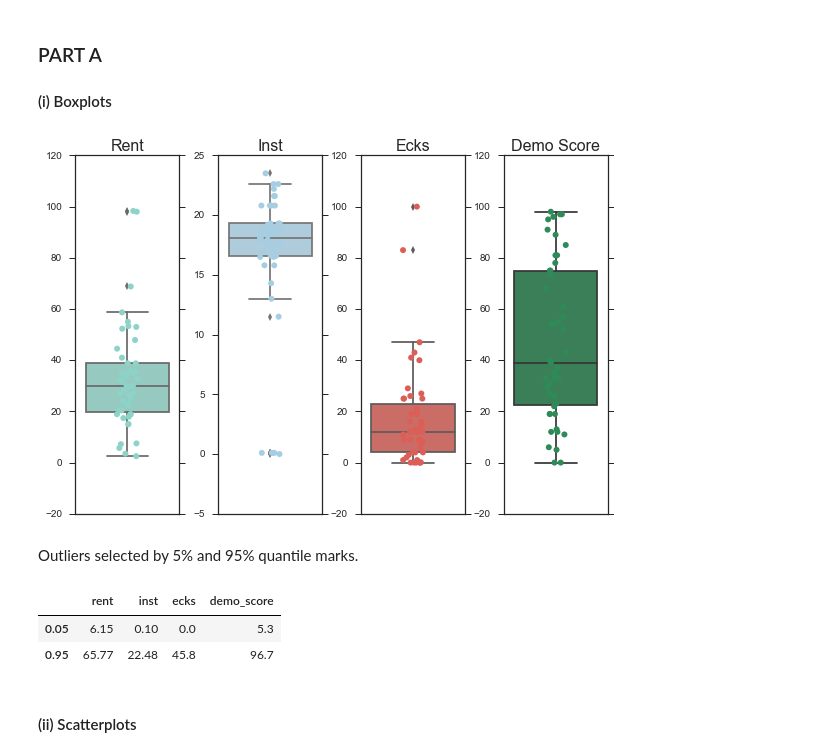
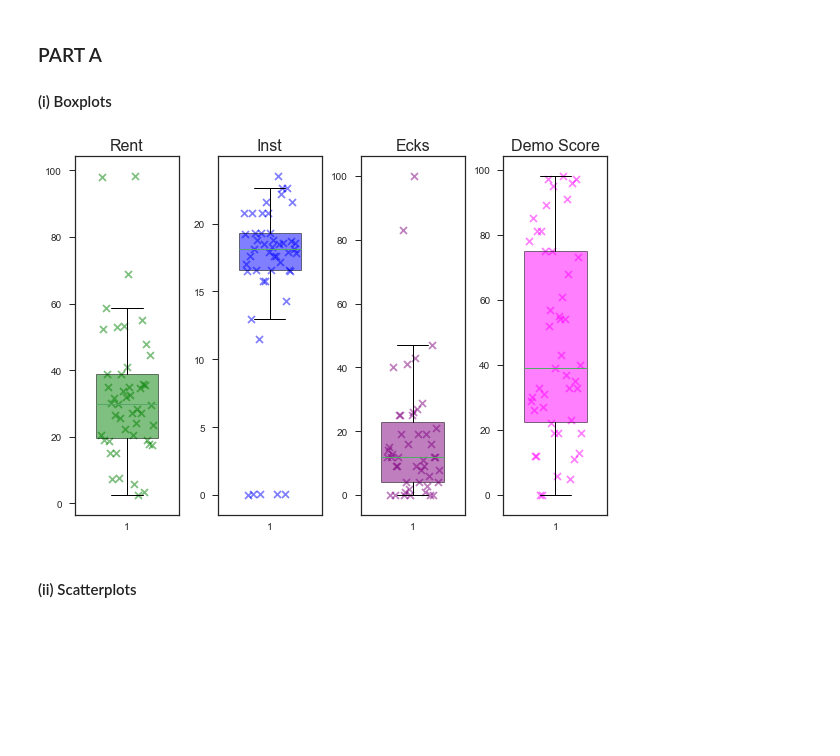
Before and after one commit to meysubb/Advanced_Pred_Models, a Jupyter notebook: Assignment_2/MIS382-HW2.ipynb, the cells around one changed output. Drawn from its saved outputs; the diff is of its cells as text; code cells hidden in the pictures; blank space fills up the shorter version.

```diff
--- a/Assignment_2/MIS382-HW2.ipynb
+++ b/Assignment_2/MIS382-HW2.ipynb
@@ -76,35 +75,35 @@ russ_df = pd.read_csv("russett_full_v2.csv")
+# %%
+russ_df = pd.read_csv("russett_full_v2.csv")
+## To jitter points
+a = np.linspace( -0.25, 0.25, 47 )
+random.shuffle(a)
 # %%
 fig, (ax1, ax2,ax3,ax4) = plt.subplots(1, 4)
 fig.tight_layout(pad=0.4)
 ## Rent
-sns.boxplot(y="rent",data=russ_df,palette="Set3",ax=ax1)
-sns.stripplot(y="rent", data=russ_df,
-              size=6, jitter=True, edgecolor="gray",palette="Set3",ax=ax1)
+rent_plt_data = ax1.boxplot(russ_df['rent'],widths = 0.6,patch_artist=True,boxprops=dict(facecolor="green",alpha=0.5))
+ax1.scatter(np.ones_like(russ_df['rent'])+a, russ_df['rent'], marker='x', label='all',alpha=0.5,c="green")
 ## Inst
-sns.boxplot(y="inst",data=russ_df,palette="Paired",ax=ax2)
-sns.stripplot(y="inst", data=russ_df,
-              size=6, jitter=True, edgecolor="gray",palette="Paired",ax=ax2)
+inst_plt_data = ax2.boxplot(russ_df['inst'],widths = 0.6,patch_artist=True,boxprops=dict(facecolor="blue",alpha=0.5))
+ax2.scatter(np.ones_like(russ_df['inst'])+a, russ_df['inst'], marker='x', label='all',alpha=0.5,c="blue")
 ### ecks
-sns.boxplot(y="ecks",data=russ_df,palette="hls",ax=ax3)
-sns.stripplot(y="ecks", data=russ_df,
-              size=6, jitter=True, edgecolor="gray",palette="hls",ax=ax3)
+ecks_plt_data = ax3.boxplot(russ_df['ecks'],widths = 0.6,patch_artist=True,boxprops=dict(facecolor="purple",alpha=0.5))
+ax3.scatter(np.ones_like(russ_df['ecks'])+a, russ_df['ecks'], marker='x', label='all',alpha=0.5,c="purple")
 ### demo_score
-sns.boxplot(y="demo_score",data=russ_df,color="seagreen",ax=ax4)
-sns.stripplot(y="demo_score", data=russ_df,
-              size=6, jitter=True, edgecolor="gray",color="seagreen",ax=ax4)
+demo_score_plt_data = ax4.boxplot(russ_df['demo_score'],widths = 0.6,patch_artist=True,boxprops=dict(facecolor="magenta",alpha=0.5))
+ax4.scatter(np.ones_like(russ_df['demo_score'])+a, russ_df['demo_score'], marker='x', label='all',alpha=0.5,c="magenta")
+## Formatting changes
 ax1.set_ylabel('')
 ax1.set_title('Rent',fontsize=16)
 ax1.tick_params(axis='x', which='both',length=0)
 ax2.set_ylabel('')
 ax2.set_title('Inst',fontsize=16)
 ax2.tick_params(axis='x', which='both',length=0)
 ax3.set_ylabel('')
 ax3.set_title('Ecks',fontsize=16)
 ax3.tick_params(axis='x', which='both',length=0)
 ax4.set_ylabel('')
 ax4.set_title('Demo Score',fontsize=16)
 ax4.tick_params(axis='x', which='both',length=0)
 # %% [output]
-[figure, old version]
+[figure, new version]
-# %% [markdown]
-Outliers selected by 5% and 95% quantile marks.
@@ -116,9 +110,3 @@ outlier_df = sel_df.quantile([low, high])
-# %%
-outlier_df
-# %% [output]
-|  | rent | inst | ecks | demo_score |
-| 0.05 | 6.15 | 0.10 | 0.0 | 5.3 |
-| 0.95 | 65.77 | 22.48 | 45.8 | 96.7 |
 # %% [markdown]
 #### (ii) Scatterplots
 # %% [markdown]
```
Also changed, not shown: parts of 21 cells of this notebook.
